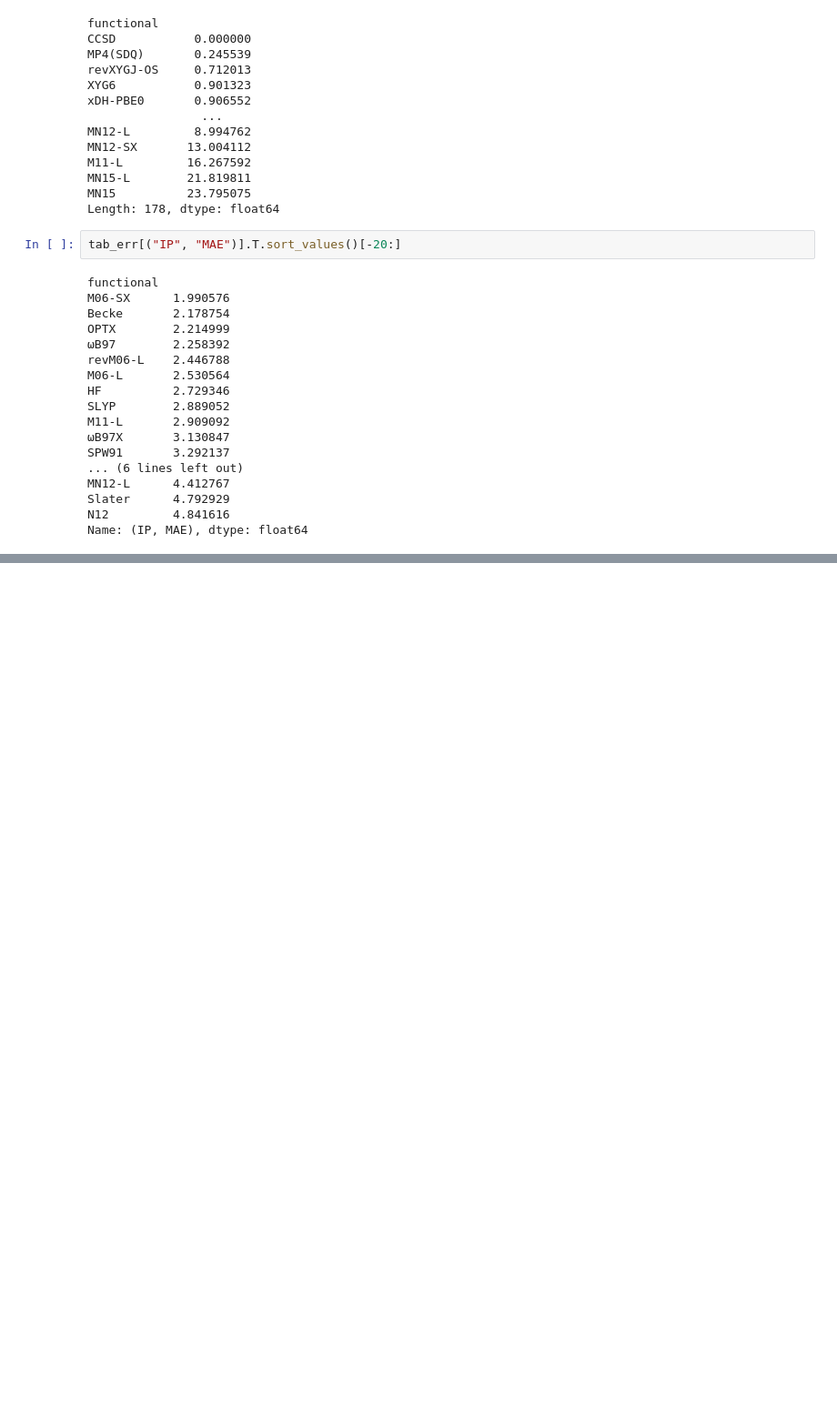
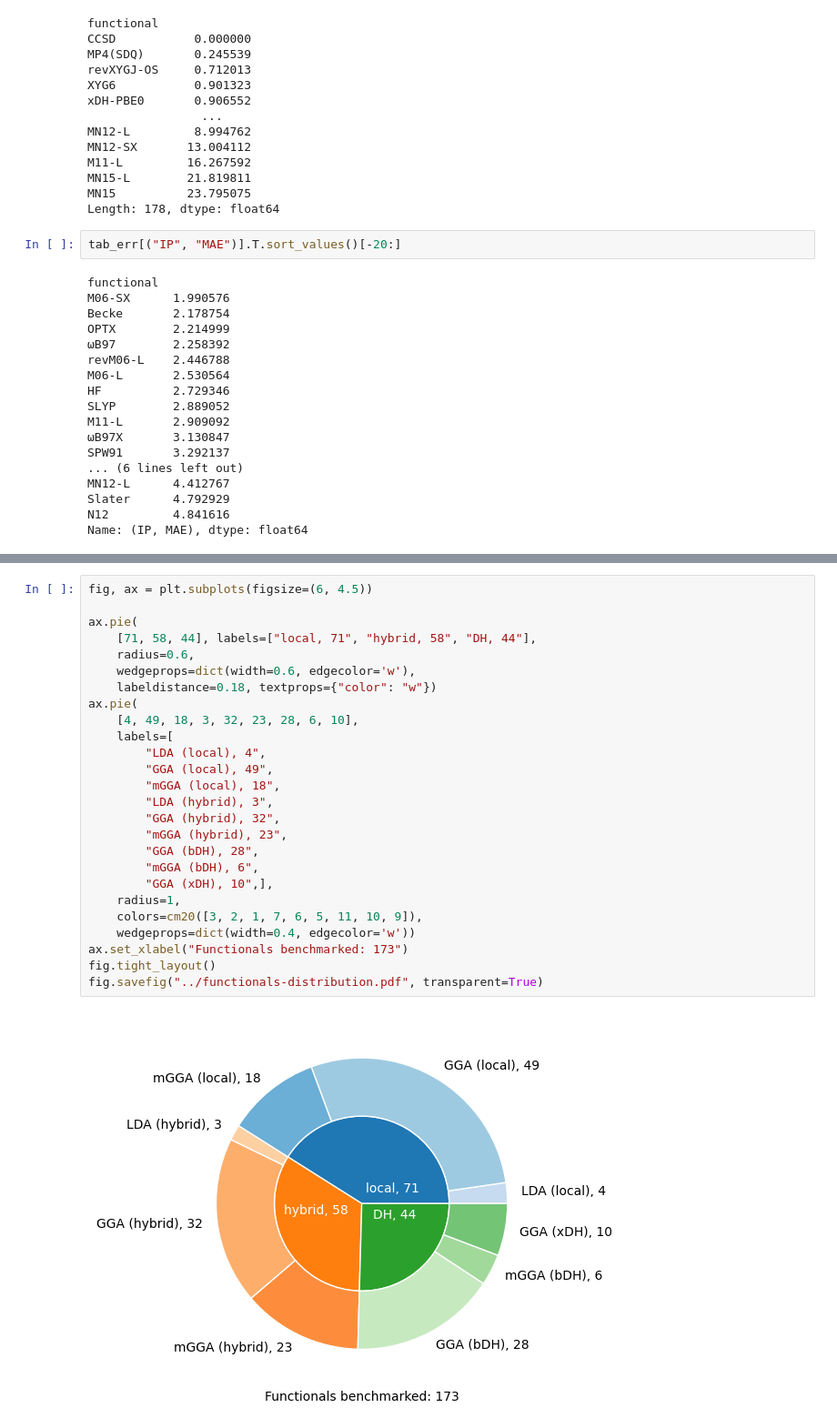
Before and after one commit to ajz34/phd-thesis, a Jupyter notebook: scratch/chap-04/assets/raw-data/07-Dump-Table-And-Analysis.ipynb, the cells around one changed output, grey strips where cells are left out. Shown at 91% size. Drawn from its saved outputs; the diff is of its cells as text; blank space fills up the shorter version.

```diff
--- a/scratch/chap-04/assets/raw-data/07-Dump-Table-And-Analysis.ipynb
+++ b/scratch/chap-04/assets/raw-data/07-Dump-Table-And-Analysis.ipynb
@@ -338,0 +336,28 @@ dtype: float64
+# %%
+fig, ax = plt.subplots(figsize=(6, 4.5))
+
+ax.pie(
+    [71, 58, 44], labels=["local, 71", "hybrid, 58", "DH, 44"],
+    radius=0.6,
+    wedgeprops=dict(width=0.6, edgecolor='w'),
+    labeldistance=0.18, textprops={"color": "w"})
+ax.pie(
+    [4, 49, 18, 3, 32, 23, 28, 6, 10],
+    labels=[
+        "LDA (local), 4",
+        "GGA (local), 49",
+        "mGGA (local), 18",
+        "LDA (hybrid), 3",
+        "GGA (hybrid), 32",
+        "mGGA (hybrid), 23",
+        "GGA (bDH), 28",
+        "mGGA (bDH), 6",
+        "GGA (xDH), 10",],
+    radius=1,
+    colors=cm20([3, 2, 1, 7, 6, 5, 11, 10, 9]),
+    wedgeprops=dict(width=0.4, edgecolor='w'))
+ax.set_xlabel("Functionals benchmarked: 173")
+fig.tight_layout()
+fig.savefig("../functionals-distribution.pdf", transparent=True)
+# %% [output]
+[figure, added]
```
Also changed, not shown: parts of 18 cells of this notebook, 5 other files.
